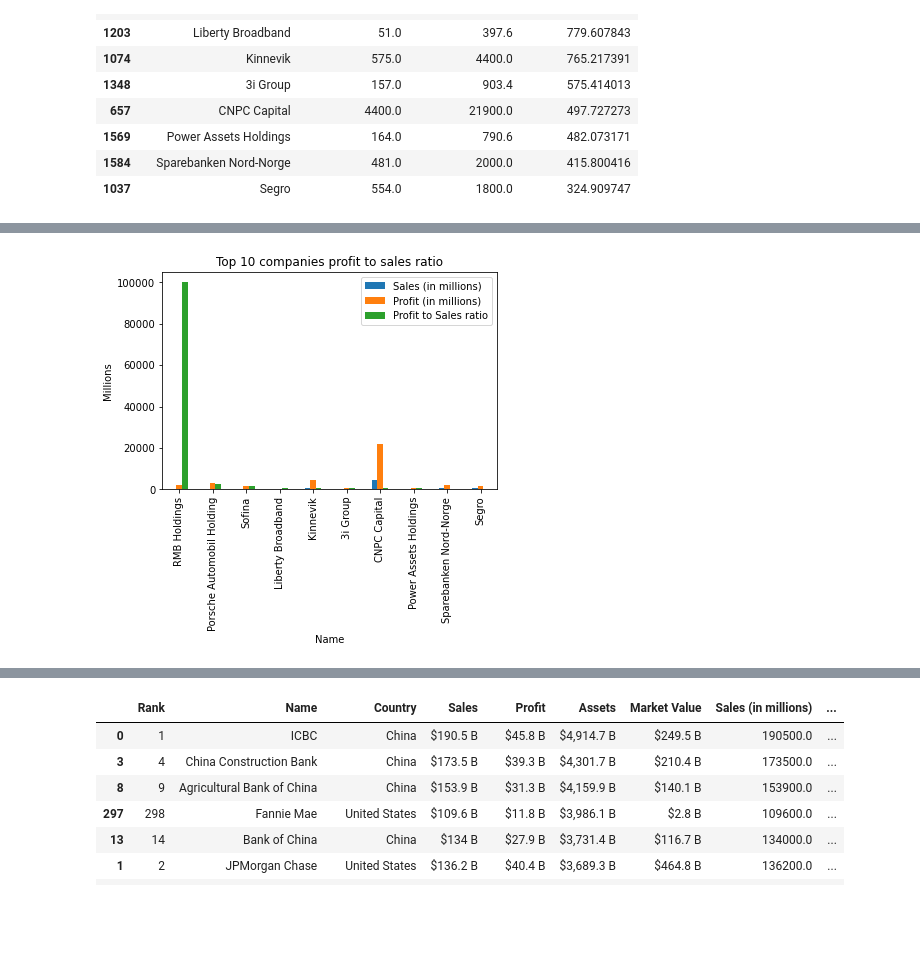
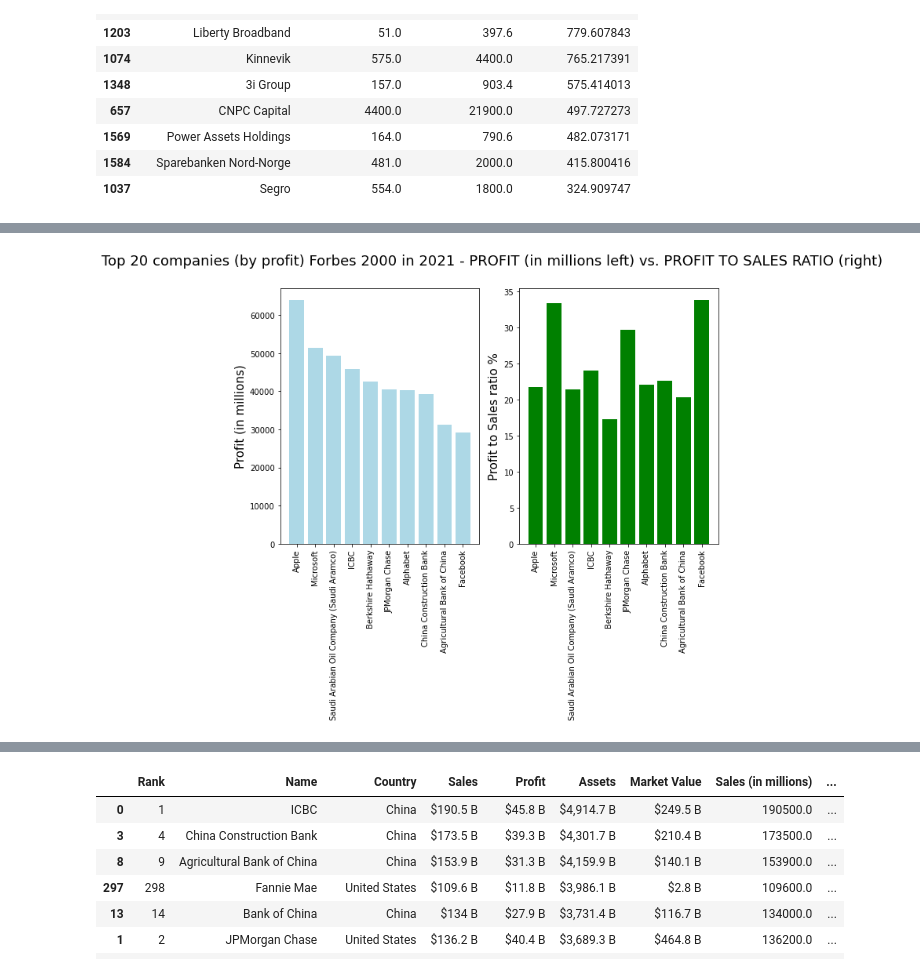
Before and after one commit to richardgourley/fortune-global-2000-in-2021, a Jupyter notebook: 4-visualizations.ipynb, the cells around one changed output, grey strips where cells are left out. Drawn from its saved outputs; the diff is of its cells as text; code cells hidden in the pictures; blank space fills up the shorter version.

Commit message:
Profit to sales rewritte with subplots for comparison

```diff
--- a/4-visualizations.ipynb
+++ b/4-visualizations.ipynb
@@ -227,3 +205,6 @@ df_profit_to_sales_ratio
 | 1569 | Power Assets Holdings | 164.0 | 790.6 | 482.073171 |
 | 1584 | Sparebanken Nord-Norge | 481.0 | 2000.0 | 415.800416 |
 | 1037 | Segro | 554.0 | 1800.0 | 324.909747 |
+# %%
+df_profit_to_sales_ratio = df.sort_values("Profit (in millions)", ascending=False).head(10)
+df_profit_to_sales_ratio
@@ -230,6 +223,22 @@ df_profit_to_sales_ratio
 # %%
-df_profit_to_sales_ratio.plot(kind="bar", x="Name", xlabel="Name", ylabel="Millions", title="Top 10 companies profit to sales ratio")
+# Display side by side - profit chart next to Profit to Sales
+plt.figure(figsize=(10,6))
 
+#plot 1:
+plt.subplot(1, 2, 1)
+plt.bar('Name','Profit (in millions)', data=df_profit_to_sales_ratio, color="lightblue")
+plt.xlabel(None)
+plt.ylabel("Profit (in millions)", size=15)
+plt.xticks(rotation=90)
+
+#plot 2:
+plt.subplot(1, 2, 2)
+plt.bar('Name','Profit to Sales ratio', data=df_profit_to_sales_ratio, color="green")
+plt.ylabel("Profit to Sales ratio %", size=15)
+plt.xticks(rotation=90)
+
+# Super title
+plt.suptitle("Top 20 companies (by profit) Forbes 2000 in 2021 - PROFIT (in millions left) vs. PROFIT TO SALES RATIO (right)", size=18)
 plt.show()
 # %% [output]
-[figure, old version]
+[figure, new version]
```
Also changed, not shown: parts of 21 cells of this notebook.
